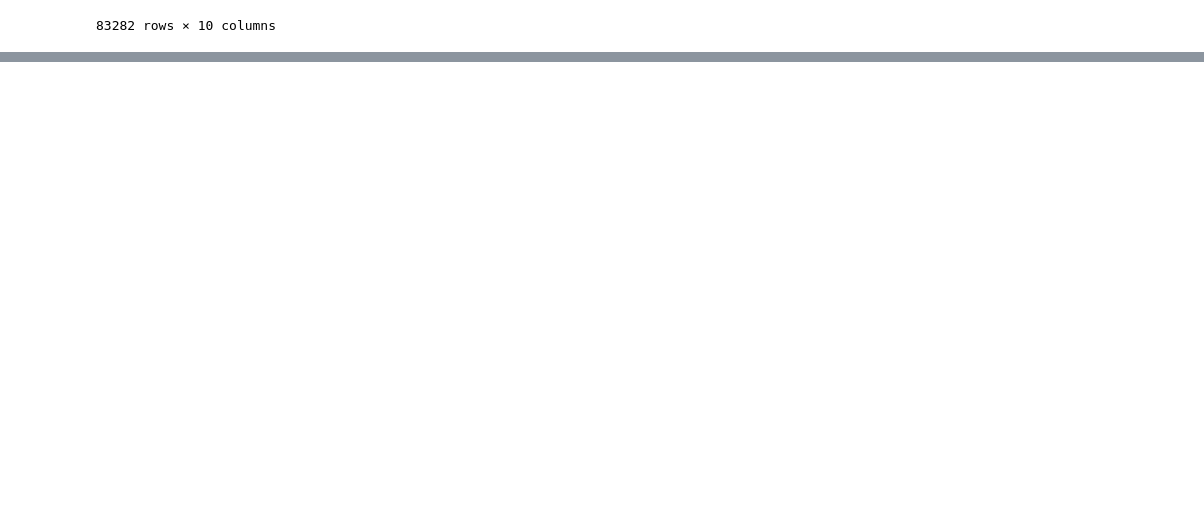
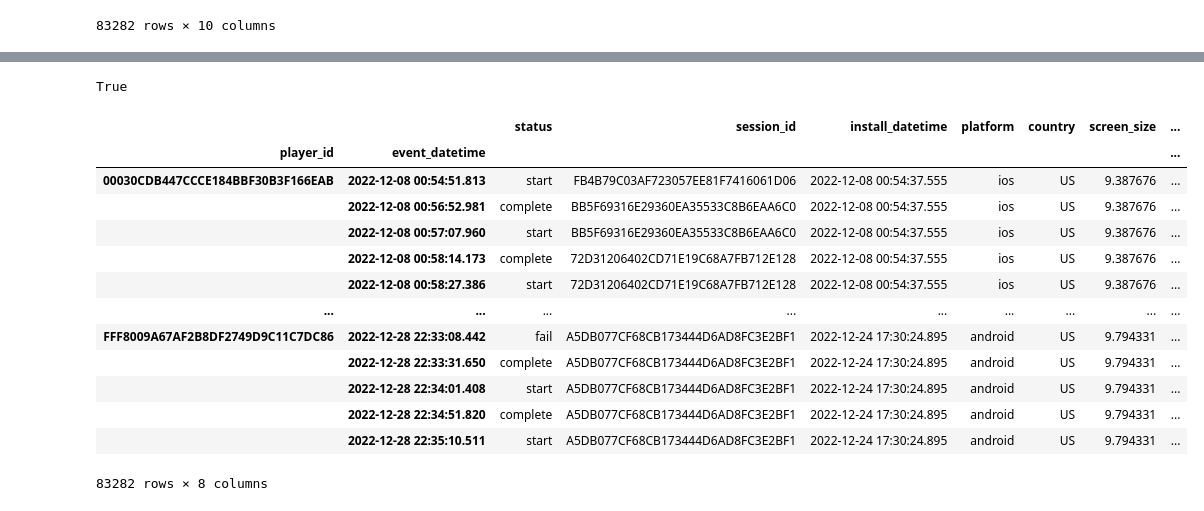
Before and after one commit to denis-james/Game-Data-Churn-Analysis, a Jupyter notebook: Analysis.ipynb, the cells around one changed output, grey strips where cells are left out. Cells and saved outputs as stored; diff of their text form; code cells hidden in the pictures; blank space fills up the shorter version.

```diff
--- a/Analysis.ipynb
+++ b/Analysis.ipynb
@@ -83,0 +71,24 @@ MasterDataset.groupby('player_id')
+# %%
+MasterDataset['player_id'].is_monotonic_increasing
+MasterDataset.groupby('player_id')['event_datetime'].is_monotonic_increasing.all()
+# %% [output]
+True
+# %%
+MasterDataset.set_index(['player_id','event_datetime'],inplace=True) # setting the player_id and event_datetime as indeces
+# %%
+MasterDataset
+# %% [output]
+|  |  | status | session_id | install_datetime | platform | country | screen_size | ... |
+| player_id | event_datetime |  |  |  |  |  |  | ... |
+| 00030CDB447CCCE184BBF30B3F166EAB | 2022-12-08 00:54:51.813 | start | FB4B79C03AF723057EE81F7416061D06 | 2022-12-08 00:54:37.555 | ios | US | 9.387676 | ... |
+|  | 2022-12-08 00:56:52.981 | complete | BB5F69316E29360EA35533C8B6EAA6C0 | 2022-12-08 00:54:37.555 | ios | US | 9.387676 | ... |
+|  | 2022-12-08 00:57:07.960 | start | BB5F69316E29360EA35533C8B6EAA6C0 | 2022-12-08 00:54:37.555 | ios | US | 9.387676 | ... |
+|  | 2022-12-08 00:58:14.173 | complete | 72D31206402CD71E19C68A7FB712E128 | 2022-12-08 00:54:37.555 | ios | US | 9.387676 | ... |
+|  | 2022-12-08 00:58:27.386 | start | 72D31206402CD71E19C68A7FB712E128 | 2022-12-08 00:54:37.555 | ios | US | 9.387676 | ... |
+| ... | ... | ... | ... | ... | ... | ... | ... | ... |
+| FFF8009A67AF2B8DF2749D9C11C7DC86 | 2022-12-28 22:33:08.442 | fail | A5DB077CF68CB173444D6AD8FC3E2BF1 | 2022-12-24 17:30:24.895 | android | US | 9.794331 | ... |
+|  | 2022-12-28 22:33:31.650 | complete | A5DB077CF68CB173444D6AD8FC3E2BF1 | 2022-12-24 17:30:24.895 | android | US | 9.794331 | ... |
+|  | 2022-12-28 22:34:01.408 | start | A5DB077CF68CB173444D6AD8FC3E2BF1 | 2022-12-24 17:30:24.895 | android | US | 9.794331 | ... |
+|  | 2022-12-28 22:34:51.820 | complete | A5DB077CF68CB173444D6AD8FC3E2BF1 | 2022-12-24 17:30:24.895 | android | US | 9.794331 | ... |
+|  | 2022-12-28 22:35:10.511 | start | A5DB077CF68CB173444D6AD8FC3E2BF1 | 2022-12-24 17:30:24.895 | android | US | 9.794331 | ... |
+83282 rows × 8 columns
```
Also changed, not shown: parts of 8 cells of this notebook.
